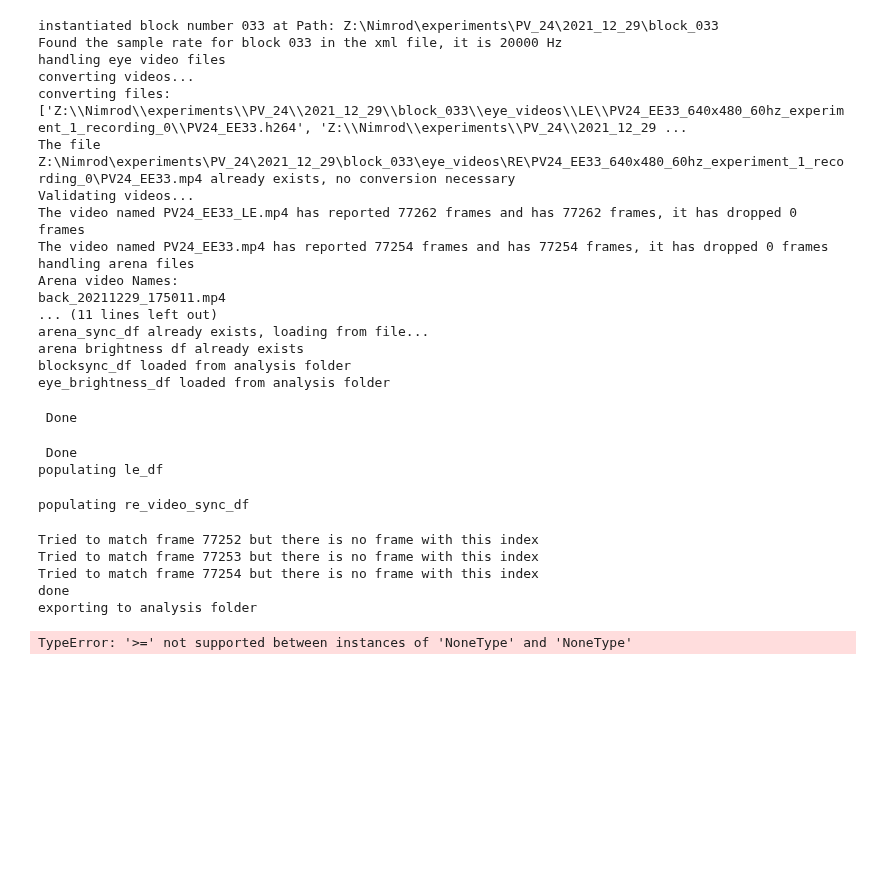
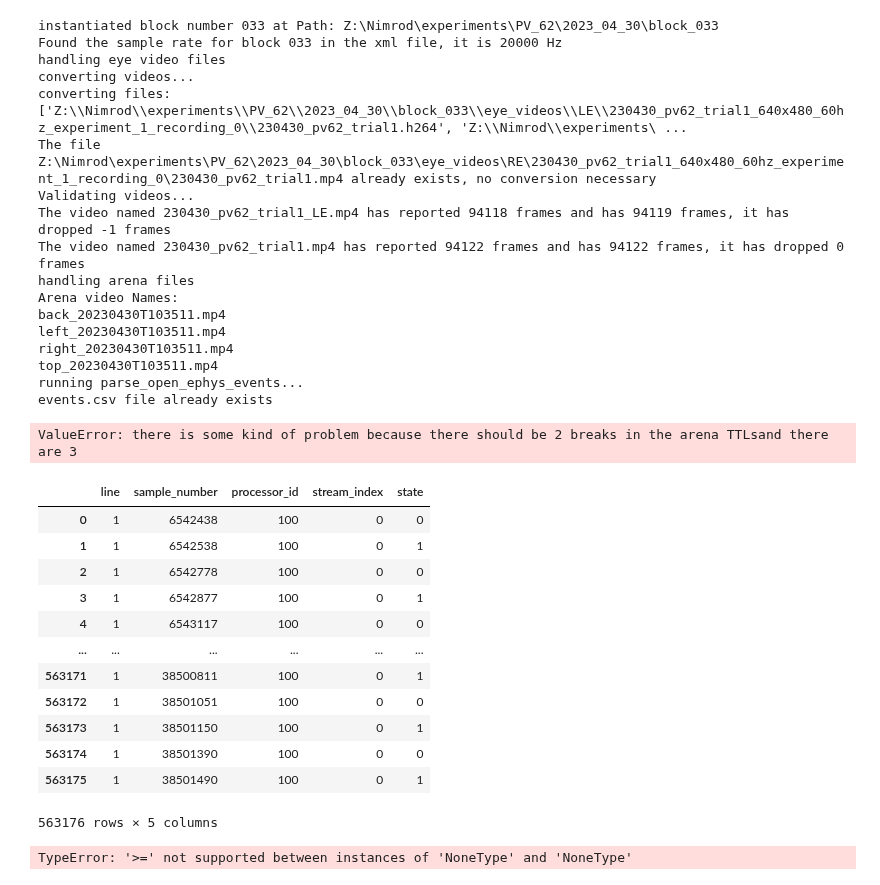
Before and after one commit to neural-electrophysiology-tool-team/Eye-Tracking-Tools, a Jupyter notebook: Gal_pupilComputations.ipynb, the cells around one changed output. Drawn from its saved outputs; the diff is of its cells as text; code cells hidden in the pictures; blank space fills up the shorter version.

```diff
--- a/Gal_pupilComputations.ipynb
+++ b/Gal_pupilComputations.ipynb
@@ -90,41 +90,53 @@ def head_based_gaze_vector_calculation(block, export=False):
 # %%
 #block definition
 experiments_path = pathlib.Path(r"Z:\Nimrod\experiments")
-animal = "PV_24"
-date = "2021_12_29"
+animal = "PV_62"
+date = "2023_04_30"
 block_n = "033"
 
 block = BlockSync(animal_call=animal,
                   experiment_date=date,block_num=block_n,
-                  path_to_animal_folder=str(experiments_path))
+                  path_to_animal_folder=str(experiments_path),regev=True)
 analyzed_block_automated_pipe(block)
 # %% [output]
-instantiated block number 033 at Path: Z:\Nimrod\experiments\PV_24\2021_12_29\block_033
+instantiated block number 033 at Path: Z:\Nimrod\experiments\PV_62\2023_04_30\block_033
 Found the sample rate for block 033 in the xml file, it is 20000 Hz
 handling eye video files
 converting videos...
-converting files: ['Z:\\Nimrod\\experiments\\PV_24\\2021_12_29\\block_033\\eye_videos\\LE\\PV24_EE33_640x480_60hz_experiment_1_recording_0\\PV24_EE33.h264', 'Z:\\Nimrod\\experiments\\PV_24\\2021_12_29 ...
-The file Z:\Nimrod\experiments\PV_24\2021_12_29\block_033\eye_videos\RE\PV24_EE33_640x480_60hz_experiment_1_recording_0\PV24_EE33.mp4 already exists, no conversion necessary
+converting files: ['Z:\\Nimrod\\experiments\\PV_62\\2023_04_30\\block_033\\eye_videos\\LE\\230430_pv62_trial1_640x480_60hz_experiment_1_recording_0\\230430_pv62_trial1.h264', 'Z:\\Nimrod\\experiments\ ...
+The file Z:\Nimrod\experiments\PV_62\2023_04_30\block_033\eye_videos\RE\230430_pv62_trial1_640x480_60hz_experiment_1_recording_0\230430_pv62_trial1.mp4 already exists, no conversion necessary
 Validating videos...
-The video named PV24_EE33_LE.mp4 has reported 77262 frames and has 77262 frames, it has dropped 0 frames
-The video named PV24_EE33.mp4 has reported 77254 frames and has 77254 frames, it has dropped 0 frames
+The video named 230430_pv62_trial1_LE.mp4 has reported 94118 frames and has 94119 frames, it has dropped -1 frames
+The video named 230430_pv62_trial1.mp4 has reported 94122 frames and has 94122 frames, it has dropped 0 frames
 handling arena files
 Arena video Names:
-back_20211229_175011.mp4
-... (11 lines left out)
-arena_sync_df already exists, loading from file...
-arena brightness df already exists
-blocksync_df loaded from analysis folder
-eye_brightness_df loaded from analysis folder
+back_20230430T103511.mp4
+left_20230430T103511.mp4
+right_20230430T103511.mp4
+top_20230430T103511.mp4
+running parse_open_ephys_events...
+events.csv file already exists
- Done
+ValueError: there is some kind of problem because there should be 2 breaks in the arena TTLsand there are 3
- Done
-populating le_df
-populating re_video_sync_df
-Tried to match frame 77252 but there is no frame with this index
-Tried to match frame 77253 but there is no frame with this index
-Tried to match frame 77254 but there is no frame with this index
-done
-exporting to analysis folder
+# %%
+#repr(str(block.oe_path.parent))
+#print(str(block.oe_path))
+oea.Session(str(block.oe_path.parent)).recordnodes[0].recordings[0].events
+#glob.glob(os.path.join(str(block.oe_path.parent), 'Record Node *'))
+#os.path.join(block.oe_path.parent, 'Record Node *')
+# %% [output]
+|  | line | sample_number | processor_id | stream_index | state |
+| 0 | 1 | 6542438 | 100 | 0 | 0 |
+| 1 | 1 | 6542538 | 100 | 0 | 1 |
+| 2 | 1 | 6542778 | 100 | 0 | 0 |
+| 3 | 1 | 6542877 | 100 | 0 | 1 |
+| 4 | 1 | 6543117 | 100 | 0 | 0 |
+| ... | ... | ... | ... | ... | ... |
+| 563171 | 1 | 38500811 | 100 | 0 | 1 |
+| 563172 | 1 | 38501051 | 100 | 0 | 0 |
+| 563173 | 1 | 38501150 | 100 | 0 | 1 |
+| 563174 | 1 | 38501390 | 100 | 0 | 0 |
+| 563175 | 1 | 38501490 | 100 | 0 | 1 |
+563176 rows × 5 columns
 # %%
 head_based_gaze_vector_calculation(block)
 # %% [output]
```
Also changed, not shown: parts of 1 cell of this notebook, 5 other files.
